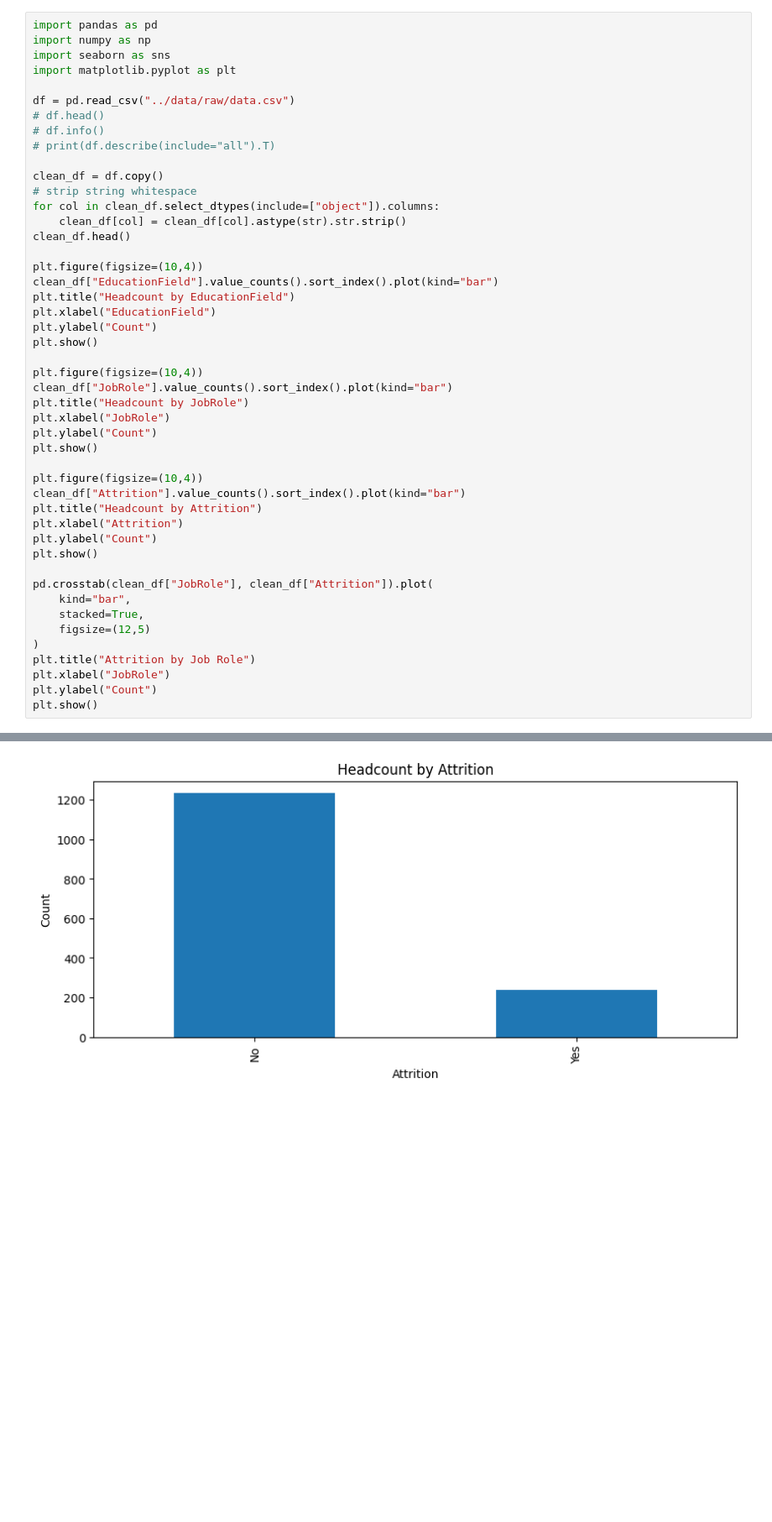
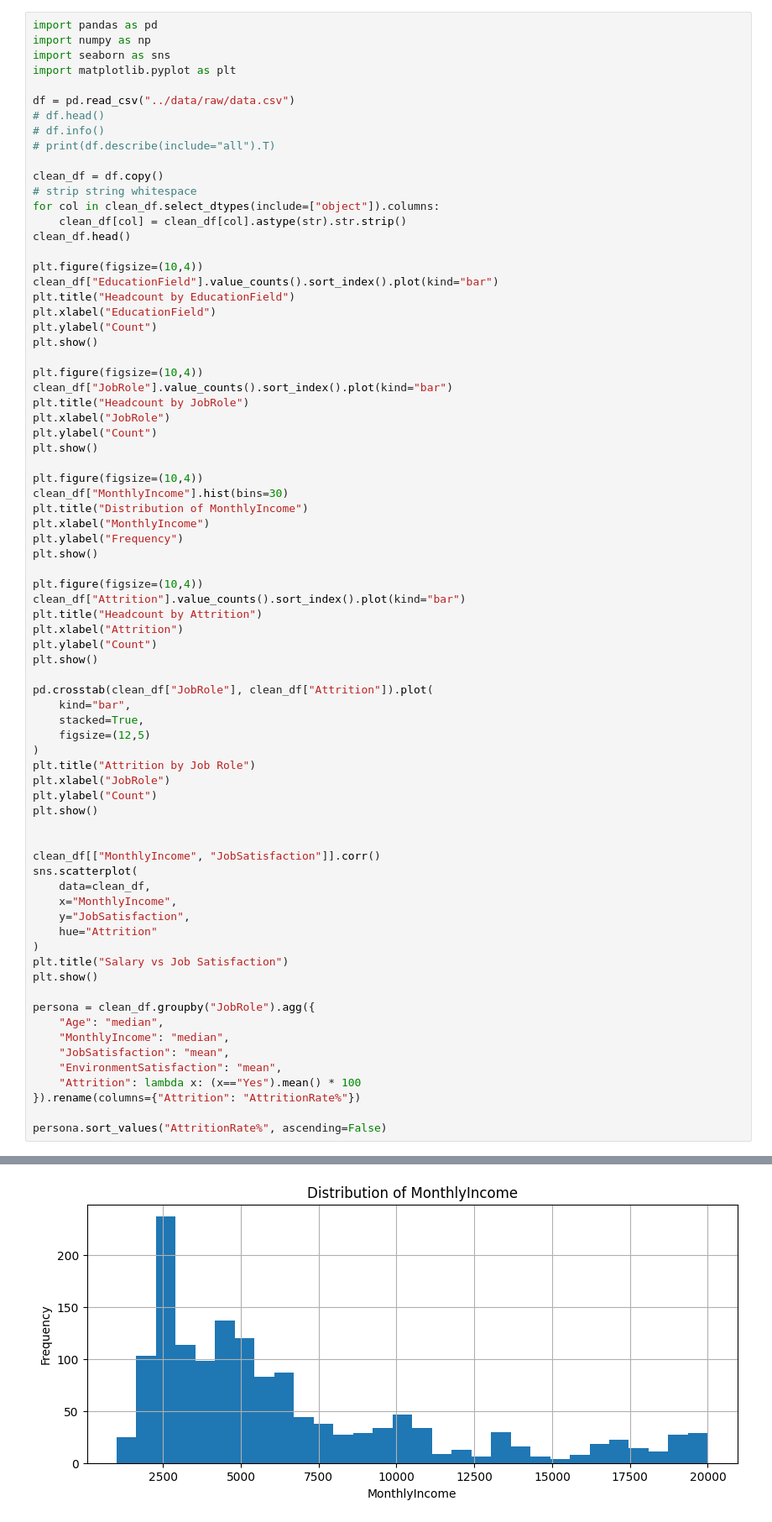
Before and after one commit to prashanth-n/hr-attrition, a Jupyter notebook: notebooks/01_exploring.ipynb, the cells around one changed output, grey strips where cells are left out. Shown: that part at 84% size. Cells and saved outputs as stored; diff of their text form; blank space fills up the shorter version.

Commit message:
add more data points to the notebook

```diff
--- a/notebooks/01_exploring.ipynb
+++ b/notebooks/01_exploring.ipynb
@@ -21,31 +21,59 @@ plt.title("Headcount by EducationField")
 plt.xlabel("EducationField")
 plt.ylabel("Count")
 plt.show()
 
 plt.figure(figsize=(10,4))
 clean_df["JobRole"].value_counts().sort_index().plot(kind="bar")
 plt.title("Headcount by JobRole")
 plt.xlabel("JobRole")
 plt.ylabel("Count")
 plt.show()
 
 plt.figure(figsize=(10,4))
+clean_df["MonthlyIncome"].hist(bins=30)
+plt.title("Distribution of MonthlyIncome")
+plt.xlabel("MonthlyIncome")
+plt.ylabel("Frequency")
+plt.show()
+
+plt.figure(figsize=(10,4))
 clean_df["Attrition"].value_counts().sort_index().plot(kind="bar")
 plt.title("Headcount by Attrition")
 plt.xlabel("Attrition")
 plt.ylabel("Count")
 plt.show()
 
 pd.crosstab(clean_df["JobRole"], clean_df["Attrition"]).plot(
     kind="bar",
     stacked=True,
     figsize=(12,5)
 )
 plt.title("Attrition by Job Role")
 plt.xlabel("JobRole")
 plt.ylabel("Count")
 plt.show()
+
+
+clean_df[["MonthlyIncome", "JobSatisfaction"]].corr()
+sns.scatterplot(
+    data=clean_df,
+    x="MonthlyIncome",
+    y="JobSatisfaction",
+    hue="Attrition"
+)
+plt.title("Salary vs Job Satisfaction")
+plt.show()
+
+persona = clean_df.groupby("JobRole").agg({
+    "Age": "median",
+    "MonthlyIncome": "median",
+    "JobSatisfaction": "mean",
+    "EnvironmentSatisfaction": "mean",
+    "Attrition": lambda x: (x=="Yes").mean() * 100
+}).rename(columns={"Attrition": "AttritionRate%"})
+
+persona.sort_values("AttritionRate%", ascending=False)
 # %% [output]
 [figure]
 [figure]
-[figure, old version]
+[figure, new version]
```
Also changed, not shown: parts of 1 cell of this notebook.
